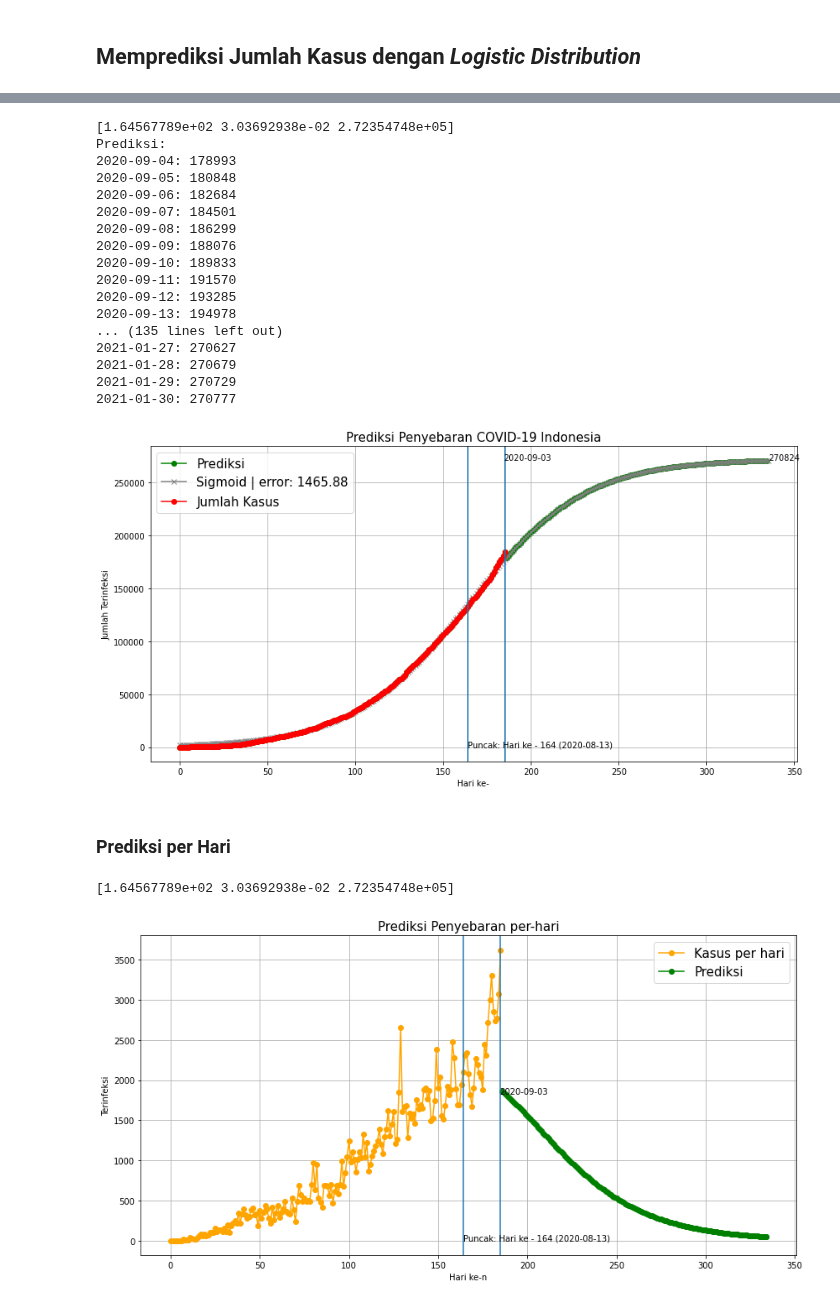
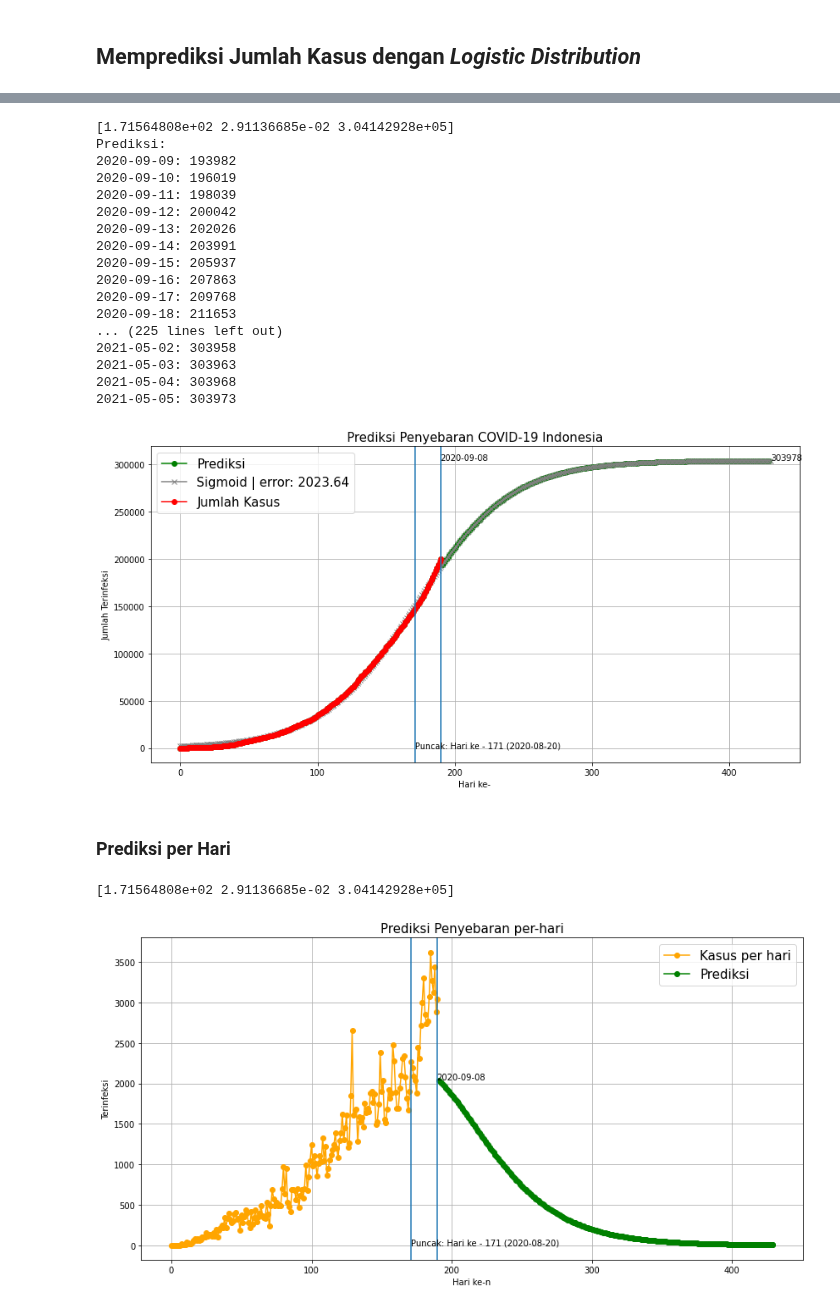
Before and after one commit to Vidi005/COVID-19-Prediciton-Indonesia, a Jupyter notebook: COVID_19_Prediciton_Indonesia.ipynb, the cells around one changed output, grey strips where cells are left out. Drawn from its saved outputs; the diff is of its cells as text; code cells hidden in the pictures.

```diff
--- a/COVID_19_Prediciton_Indonesia.ipynb
+++ b/COVID_19_Prediciton_Indonesia.ipynb
@@ -141,7 +141,7 @@ def plot_predict(case, future_days):
     x = np.arange(len(y))
 
     # fitting the data on the logistic function
-    popt_sig, pcov_sig = curve_fit(f_sigmoid, x, y, method="dogbox", bounds=([12., 0.001, y.mean()],[240., 2.5, 10*y.max()]))
+    popt_sig, pcov_sig = curve_fit(f_sigmoid, x, y, method="dogbox", bounds=([12., 0.001, y.mean()],[300., 2.5, 10*y.max()]))
     print(popt_sig)
     peakday = datetime.strftime(datetime.strptime(graph["Tanggal"][inception], "%Y-%m-%d")+timedelta(days=int(popt_sig[0])), "%Y-%m-%d")
     plt.figure(figsize=(14,7))
@@ -150,7 +150,7 @@ def plot_predict(case, future_days):
     y_m = f_sigmoid(x_m, *popt_sig)
 
     print("Prediksi:")
-    for i in range(1,150):
+    for i in range(1,240):
         pday = datetime.strftime(datetime.strptime(graph["Tanggal"][inception], "%Y-%m-%d")+timedelta(days=len(y)+i-1), "%Y-%m-%d")
         print("%s: %d" % (pday, y_m[len(y)+i-1]))
         plt.plot(x[-1]+i, y_m[len(y)+i-1], marker="o", c="g")
@@ -178,26 +178,26 @@ Menampilkan hasil prediksi per hari dan memetakan hasil prediksinya pada grafik
 <br>
 Parameter yang digunakan tersedia pada: https://medium.com/analytics-vidhya/predicting-the-spread-of-covid-19-coronavirus-in-us-daily-updates-4de238ad8c26
 # %%
-plot_predict("Jumlah Kasus", 150)
+plot_predict("Jumlah Kasus", 240)
 # %% [output]
-[1.64567789e+02 3.03692938e-02 2.72354748e+05]
+[1.71564808e+02 2.91136685e-02 3.04142928e+05]
 Prediksi:
-2020-09-04: 178993
-2020-09-05: 180848
-2020-09-06: 182684
-2020-09-07: 184501
-2020-09-08: 186299
-2020-09-09: 188076
-2020-09-10: 189833
-2020-09-11: 191570
-2020-09-12: 193285
-2020-09-13: 194978
-... (135 lines left out)
-2021-01-27: 270627
-2021-01-28: 270679
-2021-01-29: 270729
-2021-01-30: 270777
+2020-09-09: 193982
+2020-09-10: 196019
+2020-09-11: 198039
+2020-09-12: 200042
+2020-09-13: 202026
+2020-09-14: 203991
+2020-09-15: 205937
+2020-09-16: 207863
+2020-09-17: 209768
+2020-09-18: 211653
+... (225 lines left out)
+2021-05-02: 303958
+2021-05-03: 303963
+2021-05-04: 303968
+2021-05-05: 303973
-[figure, old version]
+[figure, new version]
 # %% [markdown]
 ### Prediksi per Hari
 # %%
@@ -217,7 +217,7 @@ def plot_predict(case, future_days):
     y = graph_day[case]
     x = np.arange(len(y))
 
-    popt_sig, pcov_sig = curve_fit(f_sigmoid, x, y, method="dogbox", bounds=([12., 0.001, y.mean()],[240., 2.5, 10*y.max()]))
+    popt_sig, pcov_sig = curve_fit(f_sigmoid, x, y, method="dogbox", bounds=([12., 0.001, y.mean()],[300., 2.5, 10*y.max()]))
     print(popt_sig)
     peakday = datetime.strftime(datetime.strptime(graph_day["Tanggal"][day], "%Y-%m-%d")+timedelta(days=int(popt_sig[0])), "%Y-%m-%d")
     plt.figure(figsize=(14,7))
@@ -225,7 +225,7 @@ def plot_predict(case, future_days):
     x_m = np.arange(len(y)+future_days)
     y_m = f_sigmoid(x_m, *popt_sig)
 
-    for i in range(1,150):
+    for i in range(1,240):
         pday = datetime.strftime(datetime.strptime(graph_day["Tanggal"][day], "%Y-%m-%d")+timedelta(days=len(y)+i-1), "%Y-%m-%d")
         plt.plot(x[-1]+i, (y_m[len(y)+i])-(y_m[len(y)+i-1]), marker="o", c="g")
 
@@ -243,7 +243,7 @@ def plot_predict(case, future_days):
     plt.grid(zorder=0)
     plt.show
 # %%
-plot_predict("Jumlah Kasus", 150)
+plot_predict("Jumlah Kasus", 240)
 # %% [output]
-[1.64567789e+02 3.03692938e-02 2.72354748e+05]
+[1.71564808e+02 2.91136685e-02 3.04142928e+05]
-[figure, old version]
+[figure, new version]
```
Also changed, not shown: parts of 5 cells of this notebook.
